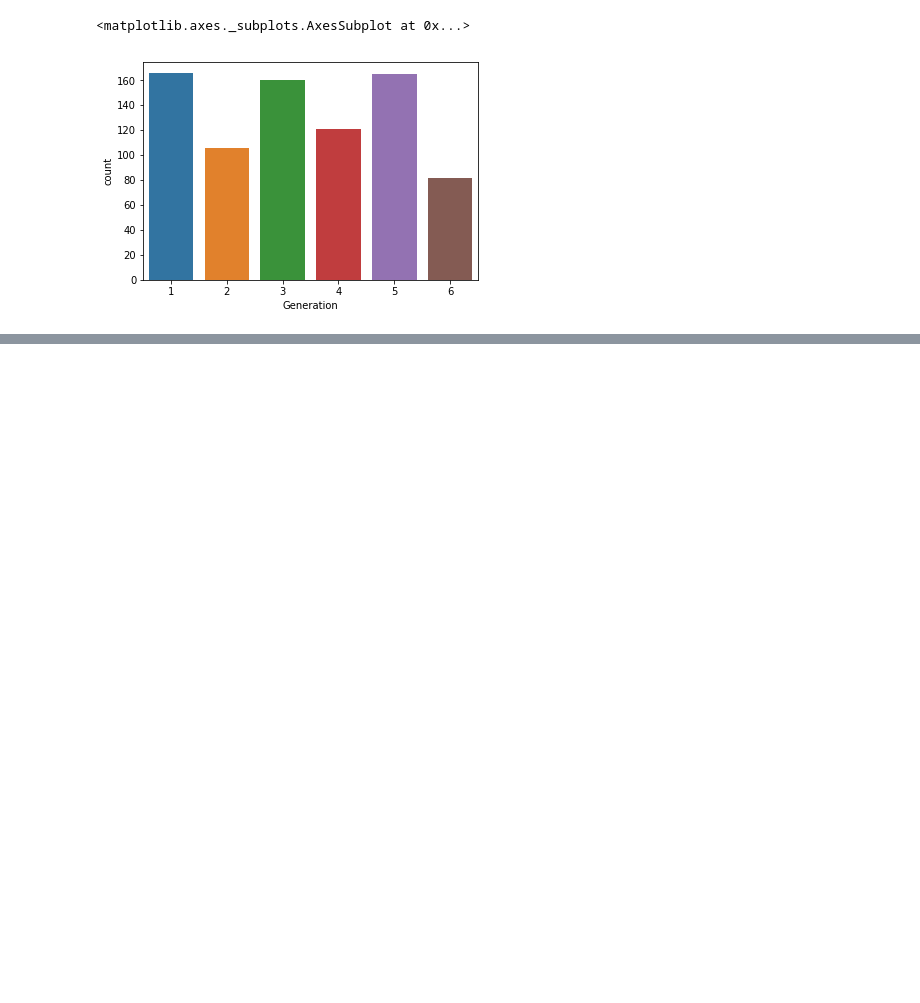
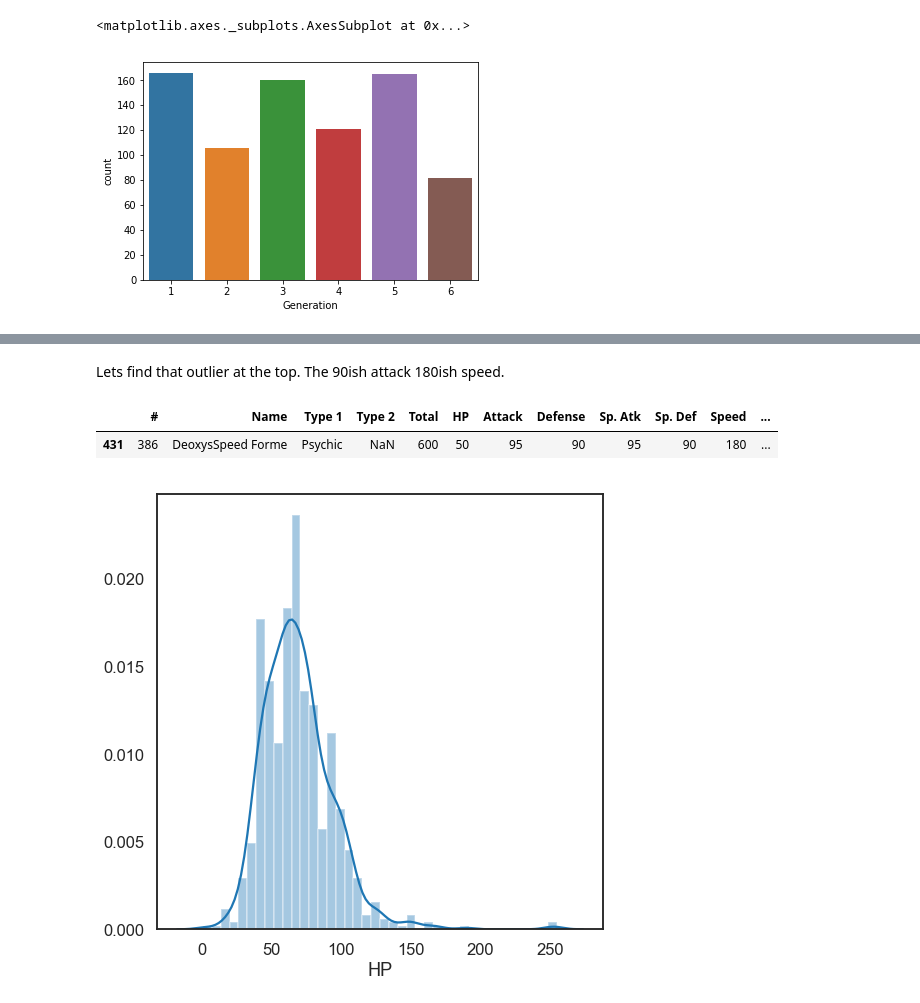
Before and after one commit to DanielPDWalker/Pokemon-Seaborn-Exploration, a Jupyter notebook: Pokemon - Seaborn Visulisation.ipynb, the cells around one changed output, grey strips where cells are left out. Drawn from its saved outputs; the diff is of its cells as text; code cells hidden in the pictures; blank space fills up the shorter version.

```diff
--- a/Pokemon - Seaborn Visulisation.ipynb
+++ b/Pokemon - Seaborn Visulisation.ipynb
@@ -77,0 +87,14 @@ df['Type 1'].value_counts().plot(kind='bar')
+# %% [markdown]
+Lets find that outlier at the top. The 90ish attack 180ish speed.
+# %%
+df.loc[(df['Attack'] > 85) & (df['Speed'] > 170)]
+# %% [output]
+|  | # | Name | Type 1 | Type 2 | Total | HP | Attack | Defense | Sp. Atk | Sp. Def | Speed | ... |
+| 431 | 386 | DeoxysSpeed Forme | Psychic | NaN | 600 | 50 | 95 | 90 | 95 | 90 | 180 | ... |
+# %%
+sns.set_context('talk')
+sns.set_style("white")
+fig = plt.figure(figsize=(8,8))
+ax = sns.distplot(df['HP'])
+# %% [output]
+[figure, added]
```
Also changed, not shown: parts of 6 cells of this notebook.
